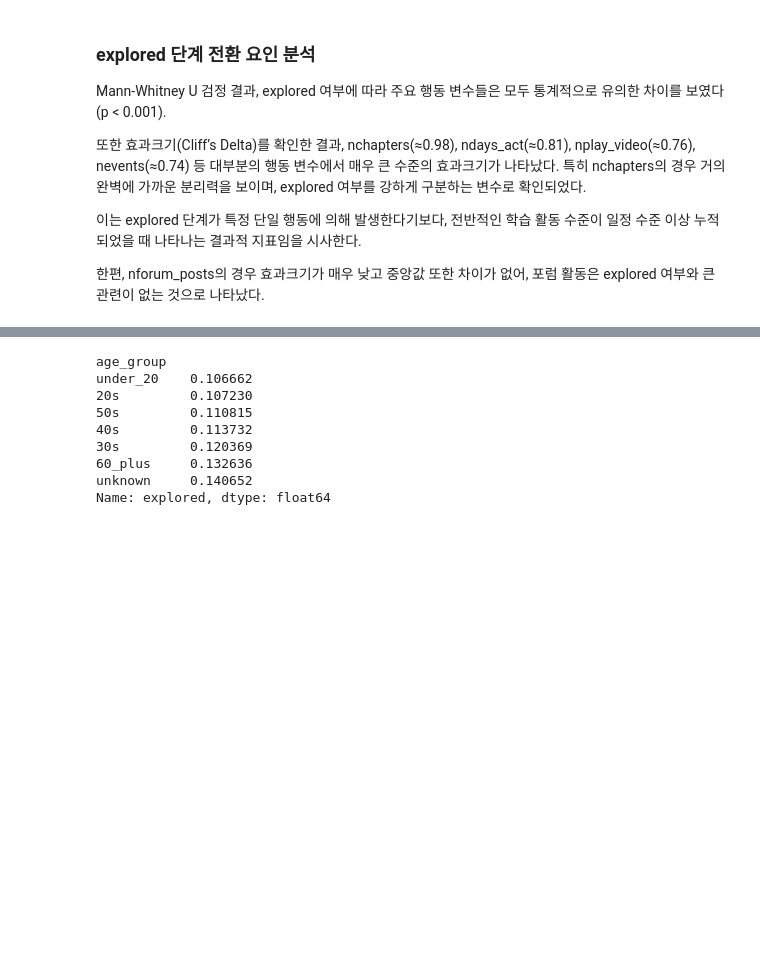
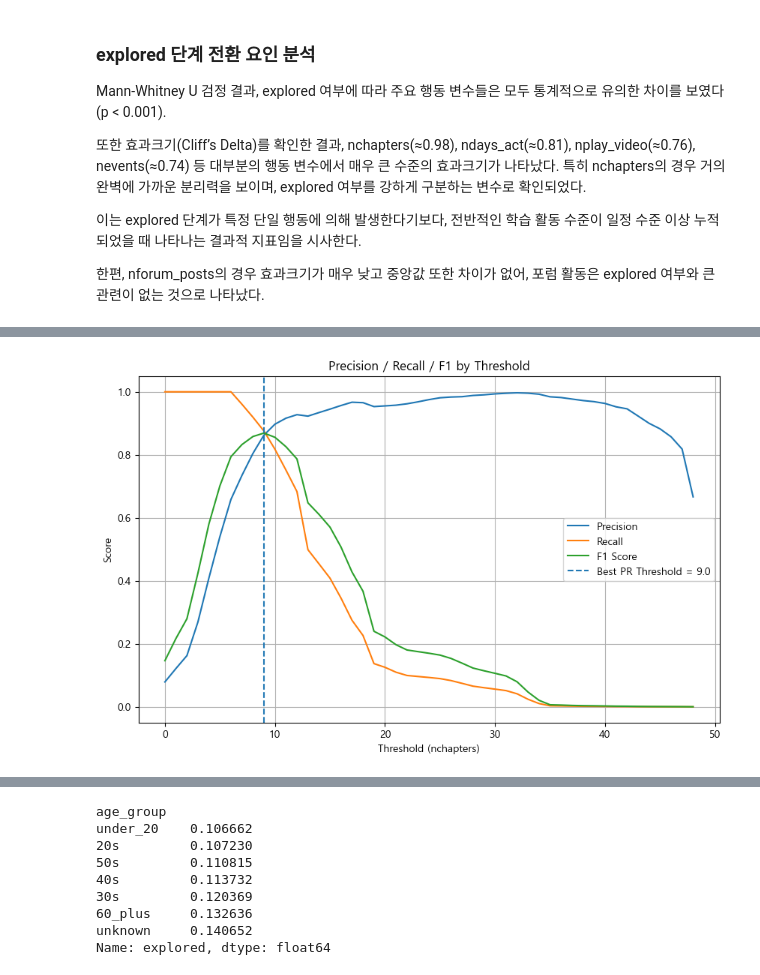
Before and after one commit to Ojirokim/data-analysis-practical-project, a Jupyter notebook: 김규열/교육EDA검정.ipynb, the cells around one changed output, grey strips where cells are left out. Drawn from its saved outputs; the diff is of its cells as text; code cells hidden in the pictures; blank space fills up the shorter version.

```diff
--- a/김규열/교육EDA검정.ipynb
+++ b/김규열/교육EDA검정.ipynb
@@ -300,0 +999,17 @@ Mann-Whitney U 검정 결과, explored 여부에 따라 주요 행동 변수들
+# %%
+# PR 기준으로 threshold가 바뀔 때
+plt.figure(figsize=(10, 6))
+plt.plot(pr_thresholds, precision[:-1], label="Precision")
+plt.plot(pr_thresholds, recall[:-1], label="Recall")
+plt.plot(pr_thresholds, f1_scores, label="F1 Score")
+
+plt.axvline(best_threshold_pr, linestyle="--", label=f"Best PR Threshold = {best_threshold_pr:.1f}")
+
+plt.xlabel("Threshold (nchapters)")
+plt.ylabel("Score")
+plt.title("Precision / Recall / F1 by Threshold")
+plt.legend()
+plt.grid(True)
+plt.show()
+# %% [output]
+[figure, added]
```
Also changed, not shown: parts of 66 cells of this notebook.
